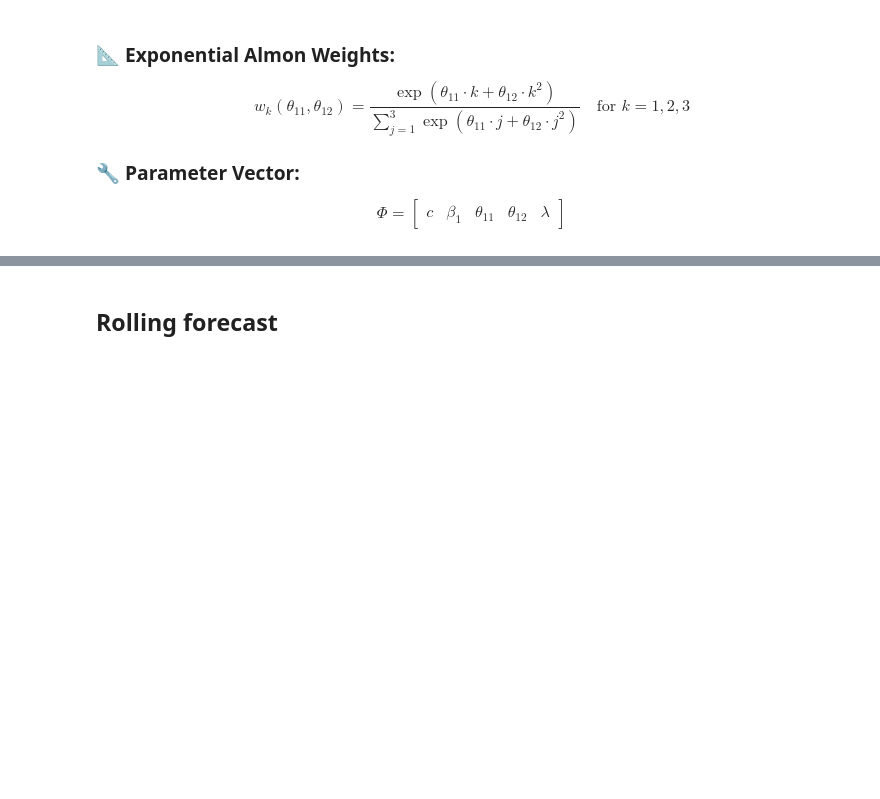
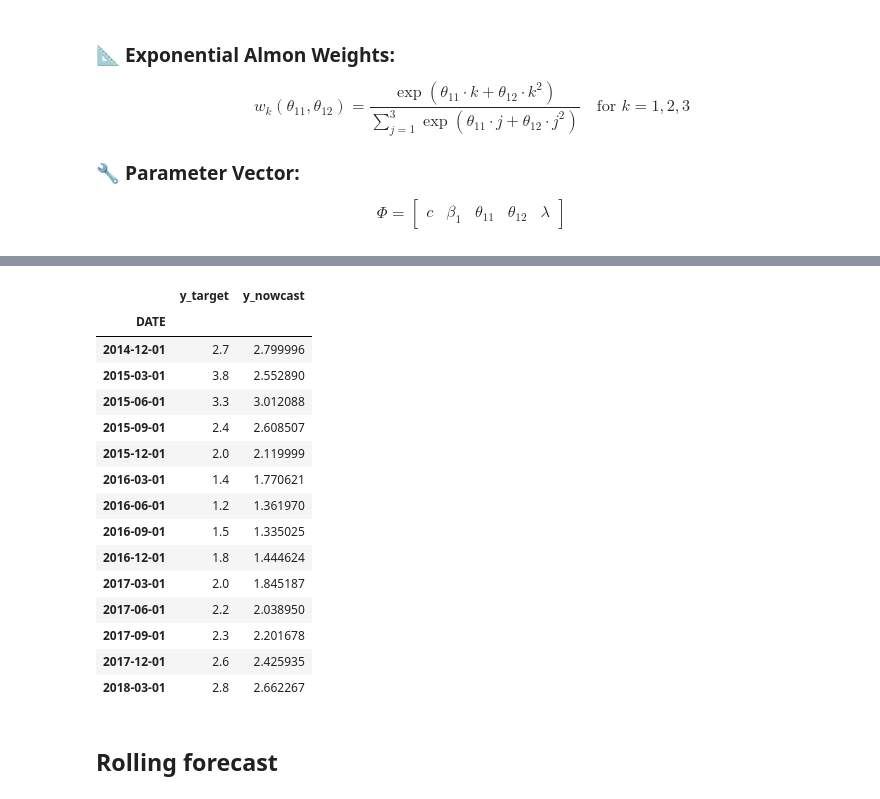
Before and after one commit to RenatoVassallo/MIDAS, a Jupyter notebook: tutorial/MIDAS_Tutorial.ipynb, the cells around one changed output, grey strips where cells are left out. Saved outputs shown, nothing was run; the diff lists cells and outputs as text; code cells hidden in the pictures; blank space fills up the shorter version.

```diff
--- a/tutorial/MIDAS_Tutorial.ipynb
+++ b/tutorial/MIDAS_Tutorial.ipynb
@@ -94,12 +153,29 @@ print(opt_res.x)
 # %%
-# Predict the low-frequency series
+# Nowcast the low-frequency series
 pred = midas_model.predict(data_dict = result)
 
 # Join predictions
 y_target_df = result["y_forecast_target"].to_frame(name="y_target")
 forecast_df = y_target_df.join(pred)
-forecast_df.columns = ['y_target', 'y_forecast']
+forecast_df.columns = ['y_target', 'y_nowcast']
 forecast_df
+# %% [output]
+|  | y_target | y_nowcast |
+| DATE |  |  |
+| 2014-12-01 | 2.7 | 2.799996 |
+| 2015-03-01 | 3.8 | 2.552890 |
+| 2015-06-01 | 3.3 | 3.012088 |
+| 2015-09-01 | 2.4 | 2.608507 |
+| 2015-12-01 | 2.0 | 2.119999 |
+| 2016-03-01 | 1.4 | 1.770621 |
+| 2016-06-01 | 1.2 | 1.361970 |
+| 2016-09-01 | 1.5 | 1.335025 |
+| 2016-12-01 | 1.8 | 1.444624 |
+| 2017-03-01 | 2.0 | 1.845187 |
+| 2017-06-01 | 2.2 | 2.038950 |
+| 2017-09-01 | 2.3 | 2.201678 |
+| 2017-12-01 | 2.6 | 2.425935 |
+| 2018-03-01 | 2.8 | 2.662267 |
 # %% [markdown]
 ## Rolling forecast
 # %%
```
Also changed, not shown: parts of 12 cells of this notebook, 1 other file.
